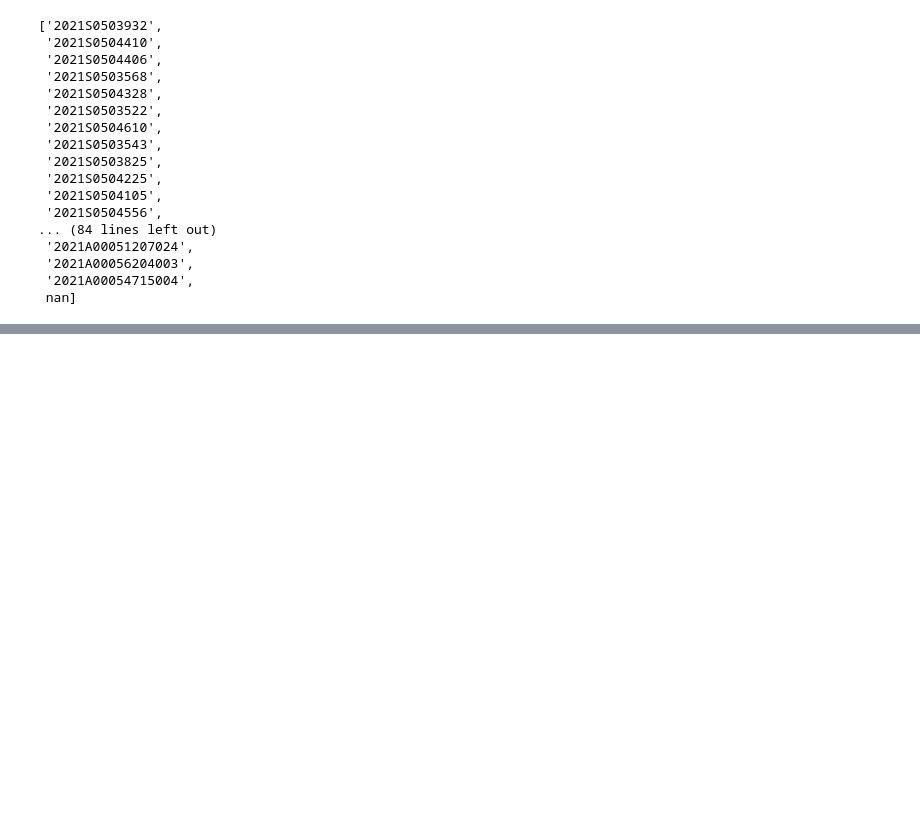
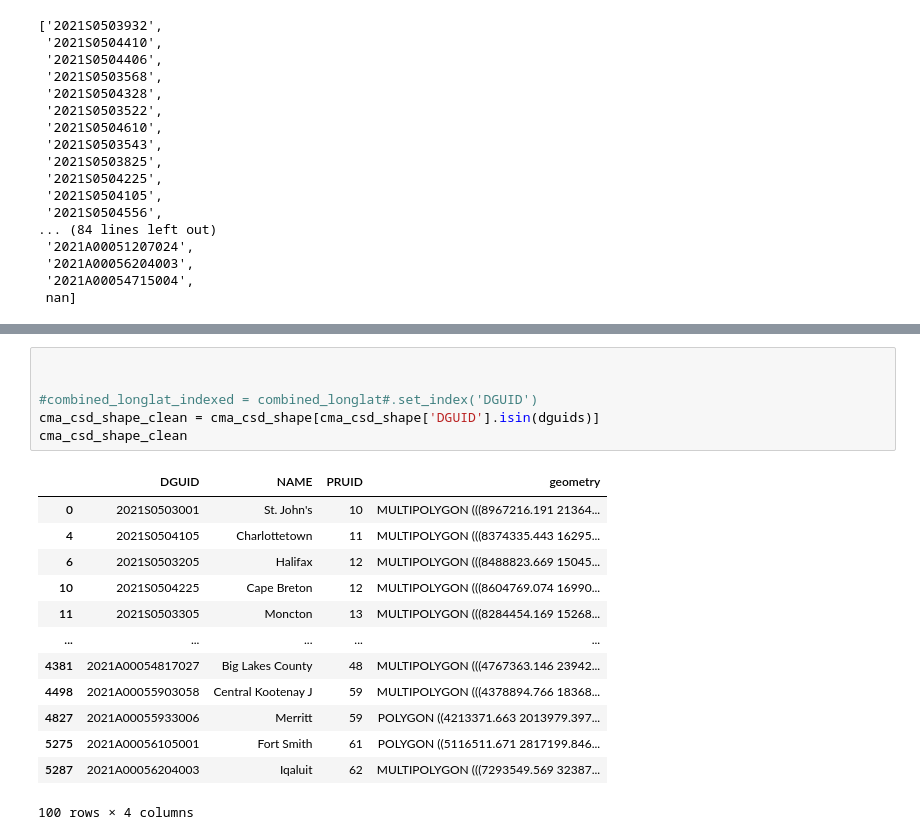
Before and after one commit to samuelmorency/StatCan-Web-App, a Jupyter notebook: data/data_wrangle backup.ipynb, the cells around one changed output, grey strips where cells are left out. Saved outputs shown, nothing was run; the diff lists cells and outputs as text; blank space fills up the shorter version.

```diff
--- a/data/data_wrangle backup.ipynb
+++ b/data/data_wrangle backup.ipynb
@@ -281,0 +289,20 @@ combined_longlat_clean
+# %%
+
+
+#combined_longlat_indexed = combined_longlat#.set_index('DGUID')
+cma_csd_shape_clean = cma_csd_shape[cma_csd_shape['DGUID'].isin(dguids)]
+cma_csd_shape_clean
+# %% [output]
+|  | DGUID | NAME | PRUID | geometry |
+| 0 | 2021S0503001 | St. John's | 10 | MULTIPOLYGON (((8967216.191 21364... |
+| 4 | 2021S0504105 | Charlottetown | 11 | MULTIPOLYGON (((8374335.443 16295... |
+| 6 | 2021S0503205 | Halifax | 12 | MULTIPOLYGON (((8488823.669 15045... |
+| 10 | 2021S0504225 | Cape Breton | 12 | MULTIPOLYGON (((8604769.074 16990... |
+| 11 | 2021S0503305 | Moncton | 13 | MULTIPOLYGON (((8284454.169 15268... |
+| ... | ... | ... | ... | ... |
+| 4381 | 2021A00054817027 | Big Lakes County | 48 | MULTIPOLYGON (((4767363.146 23942... |
+| 4498 | 2021A00055903058 | Central Kootenay J | 59 | MULTIPOLYGON (((4378894.766 18368... |
+| 4827 | 2021A00055933006 | Merritt | 59 | POLYGON ((4213371.663 2013979.397... |
+| 5275 | 2021A00056105001 | Fort Smith | 61 | POLYGON ((5116511.671 2817199.846... |
+| 5287 | 2021A00056204003 | Iqaluit | 62 | MULTIPOLYGON (((7293549.569 32387... |
+100 rows × 4 columns
```
Also changed, not shown: parts of 3 cells of this notebook, 1 other file.
